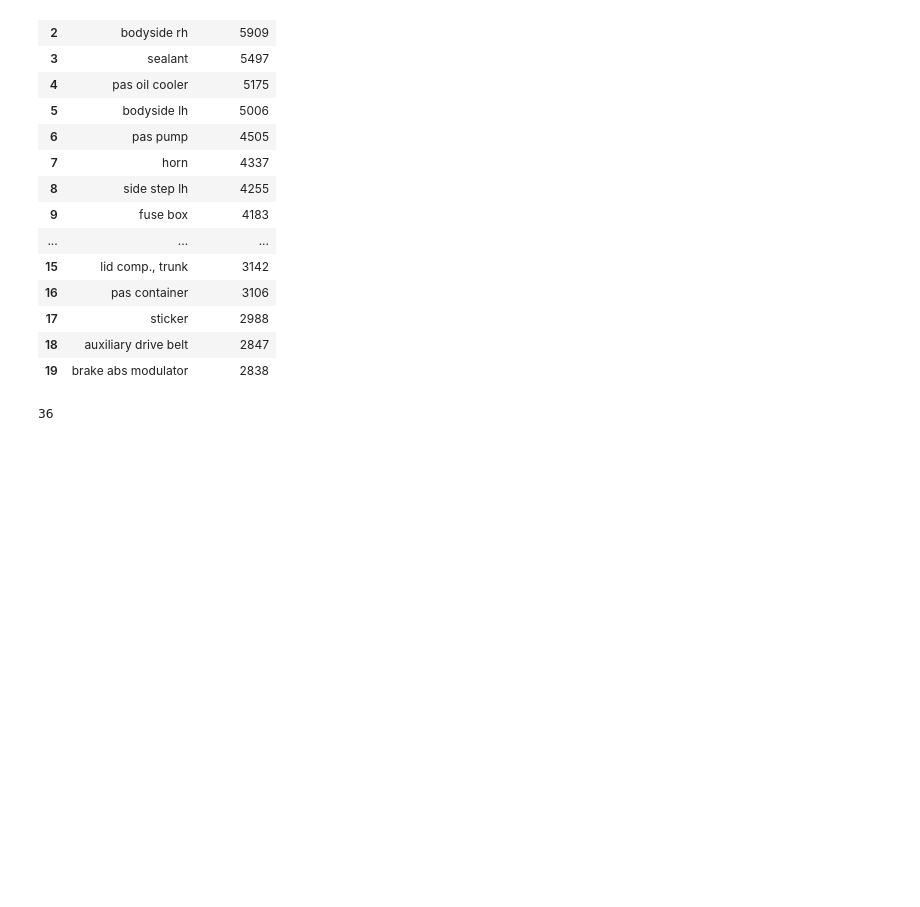
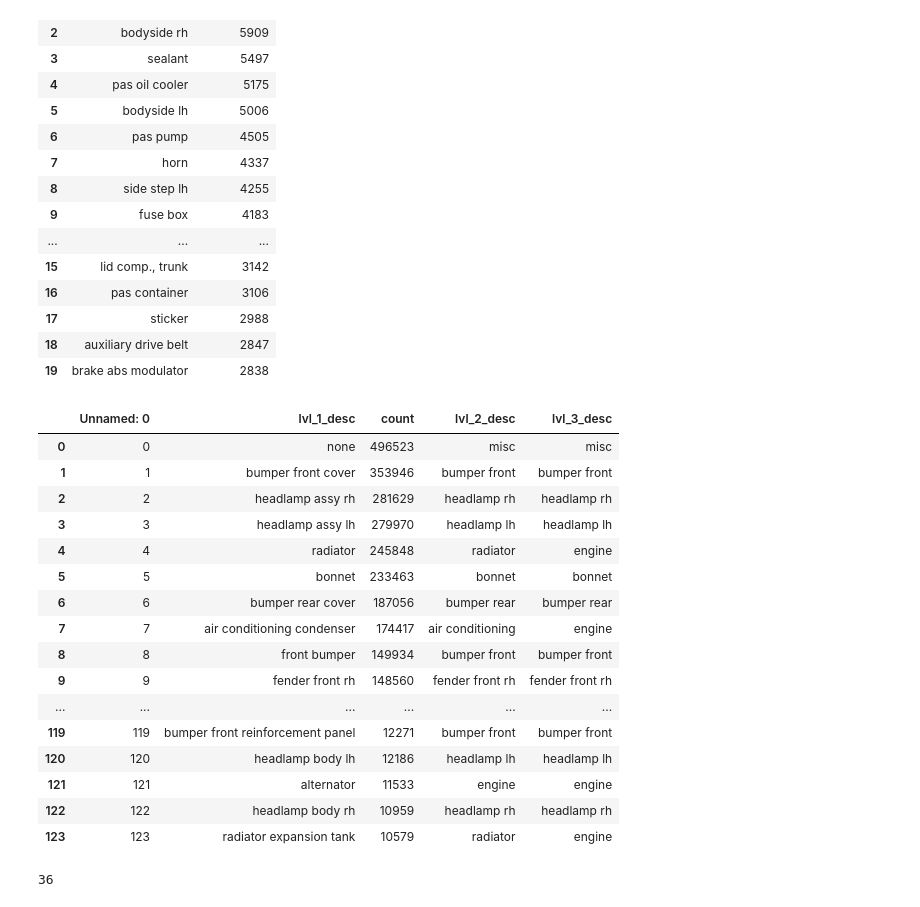
Before and after one commit to MLMonkATGY/DLDataPipeline, a Jupyter notebook: src/feature/PartlistLabel.ipynb, the cells around one changed output. Drawn from its saved outputs; the diff is of its cells as text; code cells hidden in the pictures; blank space fills up the shorter version.

```diff
--- a/src/feature/PartlistLabel.ipynb
+++ b/src/feature/PartlistLabel.ipynb
@@ -125,6 +126,26 @@ fuzzyMatchDf[fuzzyMatchDf["FuzzyMatchDesc"] == "none"]["Description"].value_coun
 mappingDf.to_csv("../../data/tmp/mapping.csv")
 # %%
 semanticGroupDf = pd.read_csv("../../data/tmp/complete_mapping.csv")
+# %%
+semanticGroupDf
+# %% [output]
+|  | Unnamed: 0 | lvl_1_desc | count | lvl_2_desc | lvl_3_desc |
+| 0 | 0 | none | 496523 | misc | misc |
+| 1 | 1 | bumper front cover | 353946 | bumper front | bumper front |
+| 2 | 2 | headlamp assy rh | 281629 | headlamp rh | headlamp rh |
+| 3 | 3 | headlamp assy lh | 279970 | headlamp lh | headlamp lh |
+| 4 | 4 | radiator | 245848 | radiator | engine |
+| 5 | 5 | bonnet | 233463 | bonnet | bonnet |
+| 6 | 6 | bumper rear cover | 187056 | bumper rear | bumper rear |
+| 7 | 7 | air conditioning condenser | 174417 | air conditioning | engine |
+| 8 | 8 | front bumper | 149934 | bumper front | bumper front |
+| 9 | 9 | fender front rh | 148560 | fender front rh | fender front rh |
+| ... | ... | ... | ... | ... | ... |
+| 119 | 119 | bumper front reinforcement panel | 12271 | bumper front | bumper front |
+| 120 | 120 | headlamp body lh | 12186 | headlamp lh | headlamp lh |
+| 121 | 121 | alternator | 11533 | engine | engine |
+| 122 | 122 | headlamp body rh | 10959 | headlamp rh | headlamp rh |
+| 123 | 123 | radiator expansion tank | 10579 | radiator | engine |
 # %%
 semanticGroupDf["lvl_2_desc"] = semanticGroupDf["lvl_2_desc"].str.strip()
 semanticGroupDf["lvl_3_desc"] = semanticGroupDf["lvl_3_desc"].str.strip()
```
Also changed, not shown: parts of 7 cells of this notebook, 5 other files.
